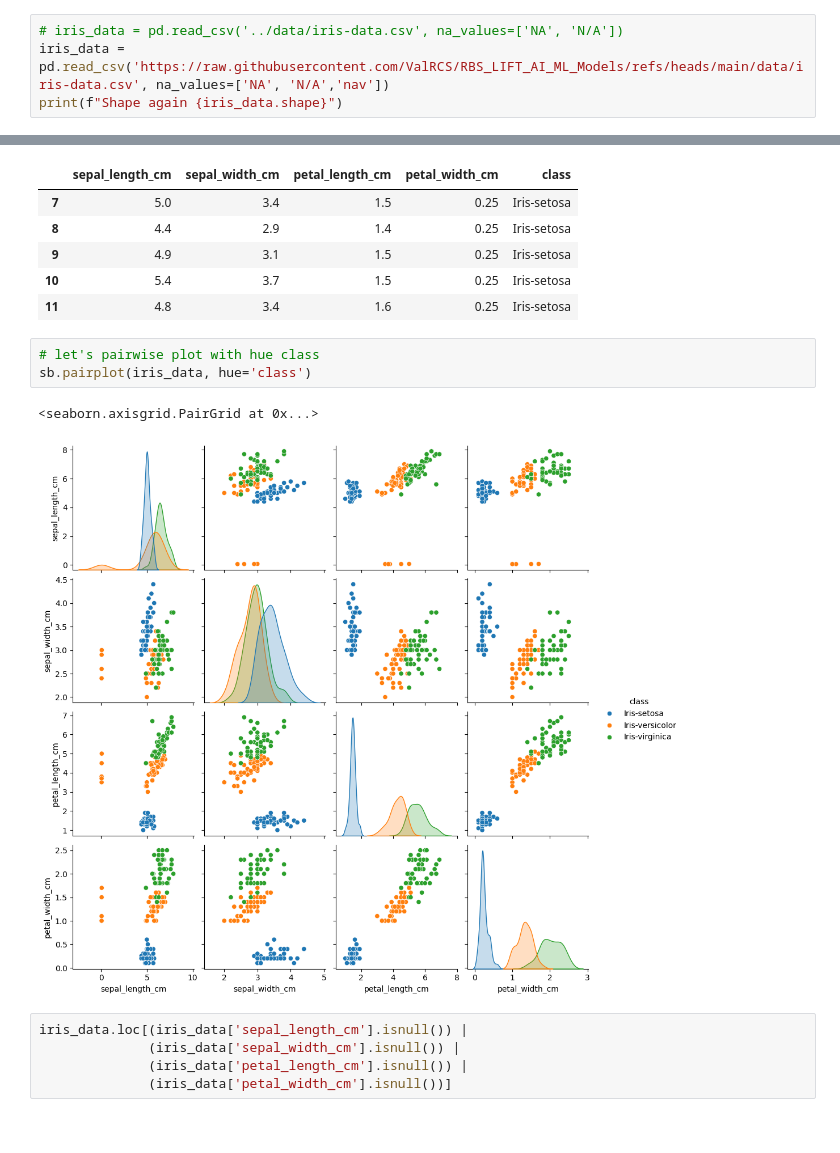
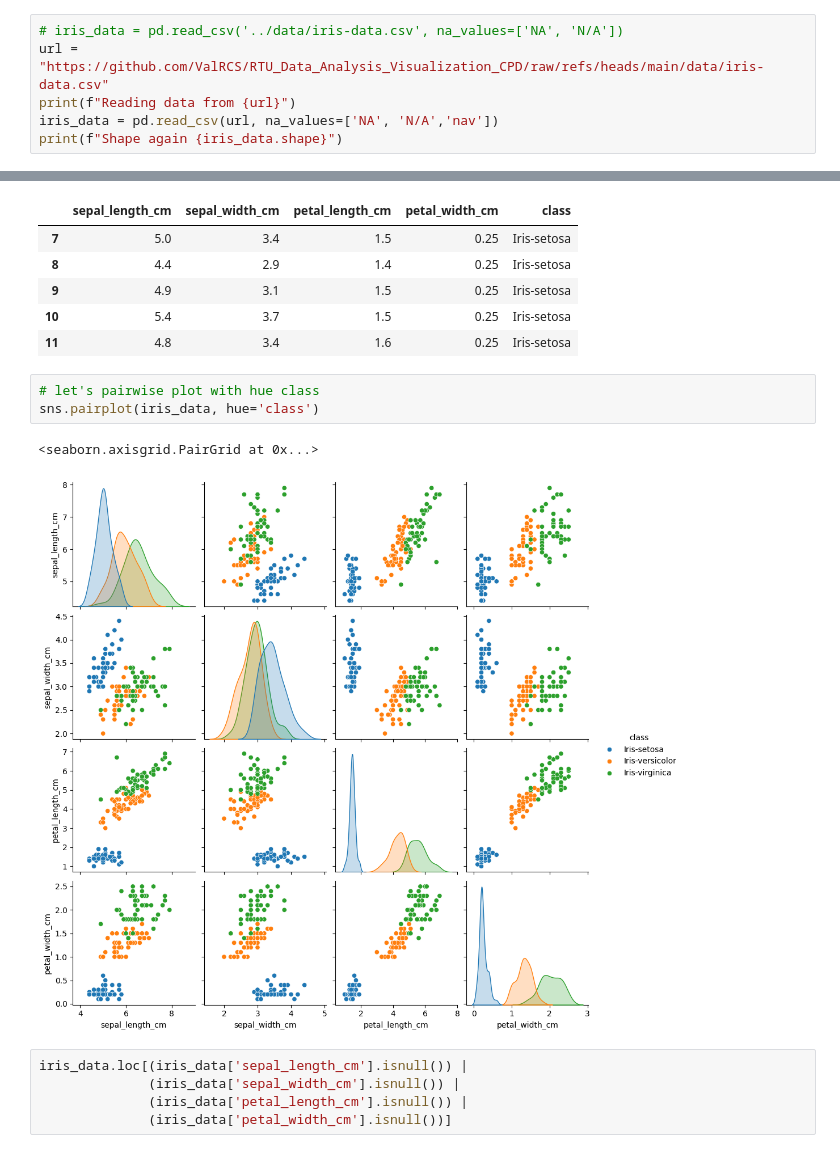
Before and after one commit to ValRCS/RTU_Data_Analysis_Visualization_CPD, a Jupyter notebook: notebooks/day4_Irises_Data_Analysis_Workflow_Classification_Clustering.ipynb, the cells around one changed output, grey strips where cells are left out. Cells and saved outputs as stored; diff of their text form.

```diff
--- a/notebooks/day4_Irises_Data_Analysis_Workflow_Classification_Clustering.ipynb
+++ b/notebooks/day4_Irises_Data_Analysis_Workflow_Classification_Clustering.ipynb
@@ -251,6 +256,8 @@ iris_data.describe()
 | max | 7.900000 | 4.400000 | 6.900000 | 2.500000 |
 # %%
 # iris_data = pd.read_csv('../data/iris-data.csv', na_values=['NA', 'N/A'])
-iris_data = pd.read_csv('https://raw.githubusercontent.com/ValRCS/RBS_LIFT_AI_ML_Models/refs/heads/main/data/iris-data.csv', na_values=['NA', 'N/A','nav'])
+url = "https://github.com/ValRCS/RTU_Data_Analysis_Visualization_CPD/raw/refs/heads/main/data/iris-data.csv"
+print(f"Reading data from {url}")
+iris_data = pd.read_csv(url, na_values=['NA', 'N/A','nav'])
 print(f"Shape again {iris_data.shape}")
 # %% [output]
@@ -520,10 +540,10 @@ iris_data.loc[(iris_data['class'] == 'Iris-setosa') &
 | 11 | 4.8 | 3.4 | 1.6 | 0.25 | Iris-setosa |
 # %%
 # let's pairwise plot with hue class
-sb.pairplot(iris_data, hue='class')
+sns.pairplot(iris_data, hue='class')
 # %% [output]
 <seaborn.axisgrid.PairGrid at 0x...>
-[figure, old version]
+[figure, new version]
 # %%
 iris_data.loc[(iris_data['sepal_length_cm'].isnull()) |
               (iris_data['sepal_width_cm'].isnull()) |
```
Also changed, not shown: parts of 75 cells of this notebook.
